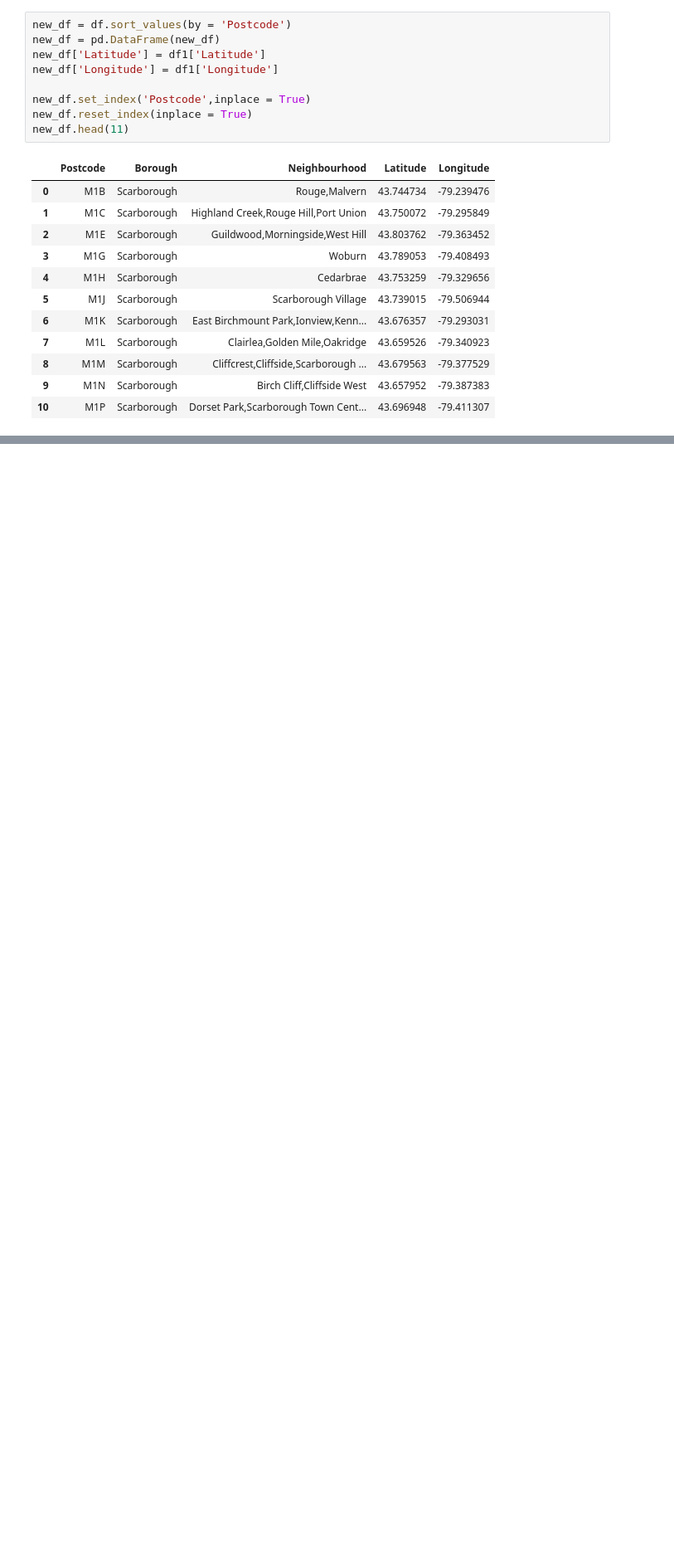
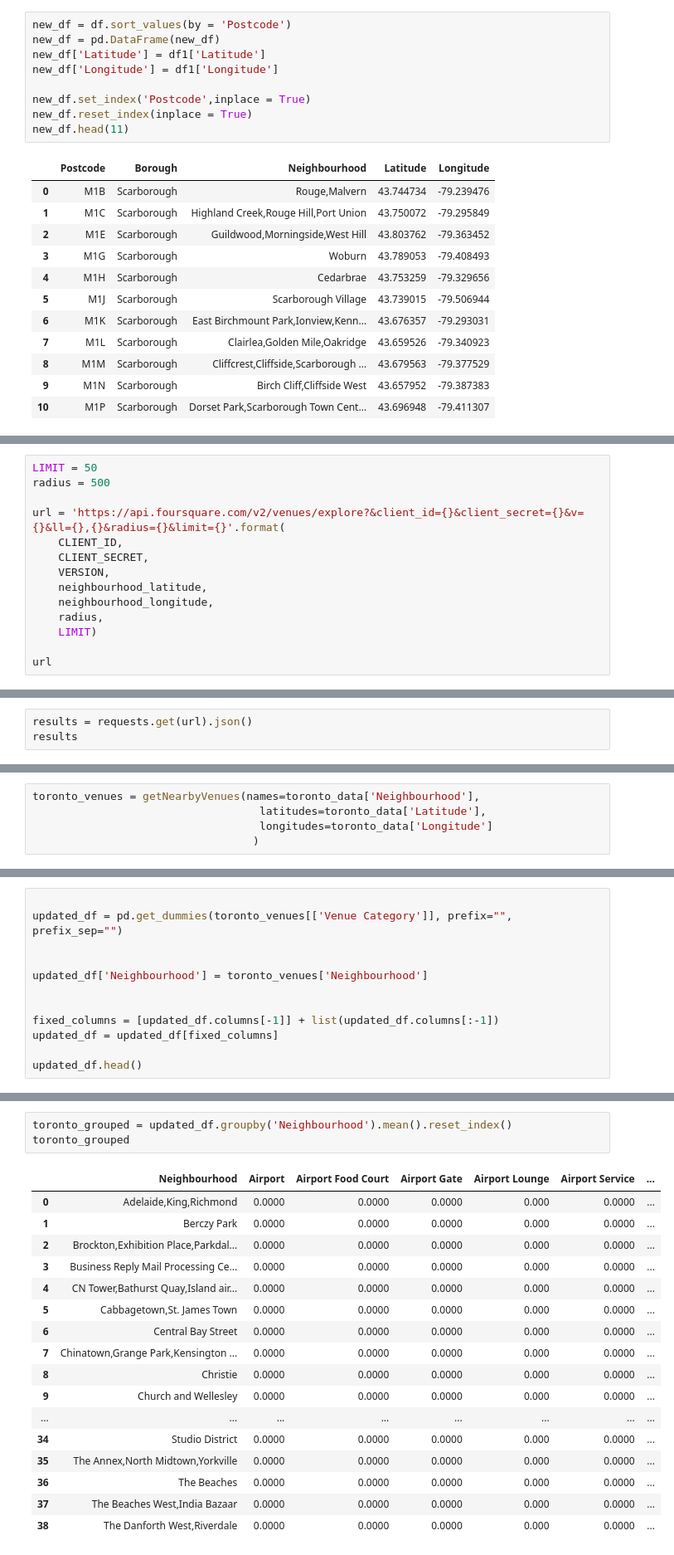
Before and after one commit to Akshata2889/Coursera_Capstone-, a Jupyter notebook: Segmentation and Clustering.ipynb, the cells around one changed output, grey strips where cells are left out. Shown: that part at 83% size. Drawn from its saved outputs; the diff is of its cells as text; blank space fills up the shorter version.

Commit message:
Published from Watson Studio.

```diff
--- a/Segmentation and Clustering.ipynb
+++ b/Segmentation and Clustering.ipynb
@@ -151,0 +247,14 @@ new_df.head(11)
+# %%
+LIMIT = 50
+radius = 500
+
+url = 'https://api.foursquare.com/v2/venues/explore?&client_id={}&client_secret={}&v={}&ll={},{}&radius={}&limit={}'.format(
+    CLIENT_ID,
+    CLIENT_SECRET,
+    VERSION,
+    neighbourhood_latitude,
+    neighbourhood_longitude,
+    radius,
+    LIMIT)
+
+url
@@ -151,0 +263,3 @@ new_df.head(11)
+# %%
+results = requests.get(url).json()
+results
@@ -151,0 +326,5 @@ new_df.head(11)
+# %%
+toronto_venues = getNearbyVenues(names=toronto_data['Neighbourhood'],
+                                   latitudes=toronto_data['Latitude'],
+                                   longitudes=toronto_data['Longitude']
+                                  )
@@ -151,0 +358,12 @@ new_df.head(11)
+# %%
+
+updated_df = pd.get_dummies(toronto_venues[['Venue Category']], prefix="", prefix_sep="")
+
+
+updated_df['Neighbourhood'] = toronto_venues['Neighbourhood']
+
+
+fixed_columns = [updated_df.columns[-1]] + list(updated_df.columns[:-1])
+updated_df = updated_df[fixed_columns]
+
+updated_df.head()
@@ -151,0 +378,21 @@ new_df.head(11)
+# %%
+toronto_grouped = updated_df.groupby('Neighbourhood').mean().reset_index()
+toronto_grouped
+# %% [output]
+|  | Neighbourhood | Airport | Airport Food Court | Airport Gate | Airport Lounge | Airport Service | ... |
+| 0 | Adelaide,King,Richmond | 0.0000 | 0.0000 | 0.0000 | 0.000 | 0.0000 | ... |
+| 1 | Berczy Park | 0.0000 | 0.0000 | 0.0000 | 0.000 | 0.0000 | ... |
+| 2 | Brockton,Exhibition Place,Parkdal... | 0.0000 | 0.0000 | 0.0000 | 0.000 | 0.0000 | ... |
+| 3 | Business Reply Mail Processing Ce... | 0.0000 | 0.0000 | 0.0000 | 0.000 | 0.0000 | ... |
+| 4 | CN Tower,Bathurst Quay,Island air... | 0.0000 | 0.0000 | 0.0000 | 0.000 | 0.0000 | ... |
+| 5 | Cabbagetown,St. James Town | 0.0000 | 0.0000 | 0.0000 | 0.000 | 0.0000 | ... |
+| 6 | Central Bay Street | 0.0000 | 0.0000 | 0.0000 | 0.000 | 0.0000 | ... |
+| 7 | Chinatown,Grange Park,Kensington ... | 0.0000 | 0.0000 | 0.0000 | 0.000 | 0.0000 | ... |
+| 8 | Christie | 0.0000 | 0.0000 | 0.0000 | 0.000 | 0.0000 | ... |
+| 9 | Church and Wellesley | 0.0000 | 0.0000 | 0.0000 | 0.000 | 0.0000 | ... |
+| ... | ... | ... | ... | ... | ... | ... | ... |
+| 34 | Studio District | 0.0000 | 0.0000 | 0.0000 | 0.000 | 0.0000 | ... |
+| 35 | The Annex,North Midtown,Yorkville | 0.0000 | 0.0000 | 0.0000 | 0.000 | 0.0000 | ... |
+| 36 | The Beaches | 0.0000 | 0.0000 | 0.0000 | 0.000 | 0.0000 | ... |
+| 37 | The Beaches West,India Bazaar | 0.0000 | 0.0000 | 0.0000 | 0.000 | 0.0000 | ... |
+| 38 | The Danforth West,Riverdale | 0.0000 | 0.0000 | 0.0000 | 0.000 | 0.0000 | ... |
```
Also changed, not shown: parts of 35 cells of this notebook.
